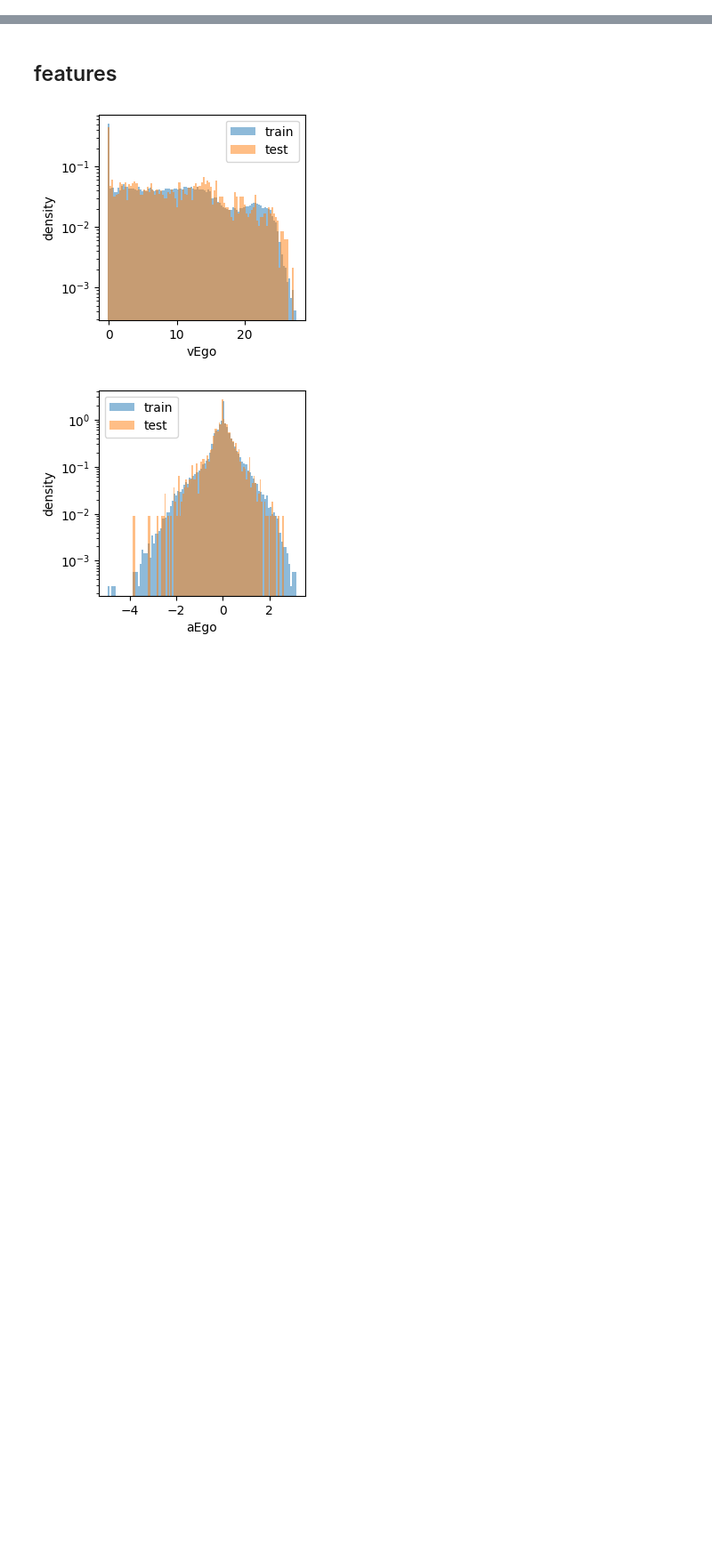
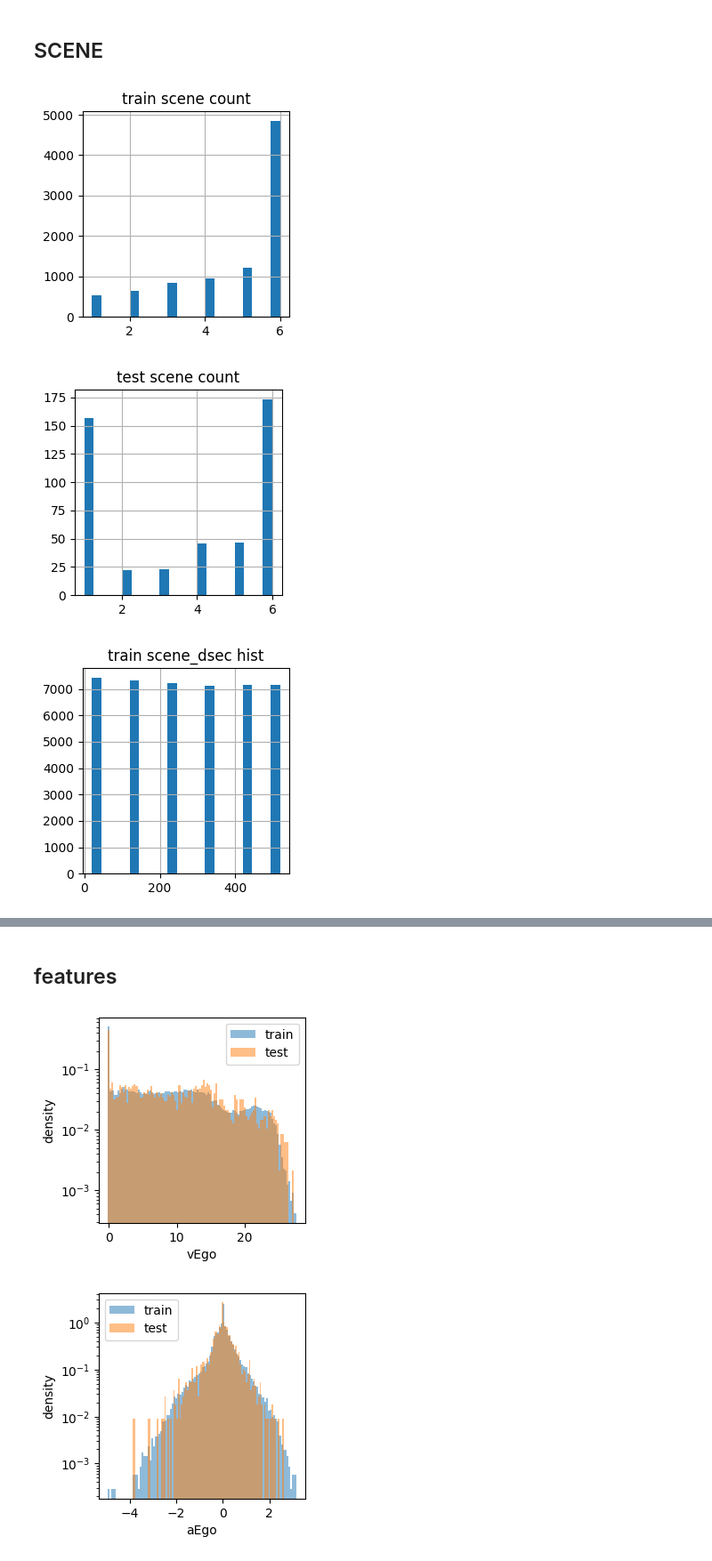
Before and after one commit to statsu1990/atmacup_18, a Jupyter notebook: experiments/eda/eda.ipynb, the cells around one changed output, grey strips where cells are left out. Shown at 89% size. Drawn from its saved outputs; the diff is of its cells as text; code cells hidden in the pictures; blank space fills up the shorter version.

```diff
--- a/experiments/eda/eda.ipynb
+++ b/experiments/eda/eda.ipynb
@@ -50,0 +15,7 @@ shape: (1_727, 12)
+# %%
+tr_df = pl.read_csv(TR_FEATURES_CSV)
+tr_df = tr_df.with_columns(
+    pl.col("ID").str.split("_").list.get(0).alias("scene_id"),
+    pl.col("ID").str.split("_").list.get(1).alias("scene_dsec"),
+)
+tr_df
@@ -50,0 +37,7 @@ shape: (1_727, 12)
+# %%
+ts_df = pl.read_csv(TS_FEATURES_CSV)
+ts_df = ts_df.with_columns(
+    pl.col("ID").str.split("_").list.get(0).alias("scene_id"),
+    pl.col("ID").str.split("_").list.get(1).alias("scene_dsec"),
+)
+ts_df
@@ -105,3 +113,29 @@ shape: (1_978, 7)
 | "ff4f00a76fbf4db0cb15579c7c6086… | null | null | null | null | null | null |
 | "ff4f00a76fbf4db0cb15579c7c6086… | null | null | null | null | null | null |
 | "ffc9272ee663f281a5f0ac533e97a1… | null | null | null | null | null | null |
+# %% [markdown]
+## SCENE
+# %%
+tr_df.get_column("scene_id").value_counts().get_column("count").to_pandas().hist(
+    bins=20, figsize=(3, 3)
+)
+plt.title("train scene count")
+plt.show()
+
+ts_df.get_column("scene_id").value_counts().get_column("count").to_pandas().hist(
+    bins=20, figsize=(3, 3)
+)
+plt.title("test scene count")
+plt.show()
+
+tr_df.get_column("scene_dsec").cast(pl.Int32).to_pandas().hist(bins=20, figsize=(3, 3))
+plt.title("train scene_dsec hist")
+plt.show()
+
+ts_df.get_column("scene_dsec").cast(pl.Int32).to_pandas().hist(bins=20, figsize=(3, 3))
+plt.title("test scene_dsec hist")
+plt.show()
+# %% [output]
+[figure, added]
+[figure, added]
+[figure, added]
```
Also changed, not shown: parts of 6 cells of this notebook.
